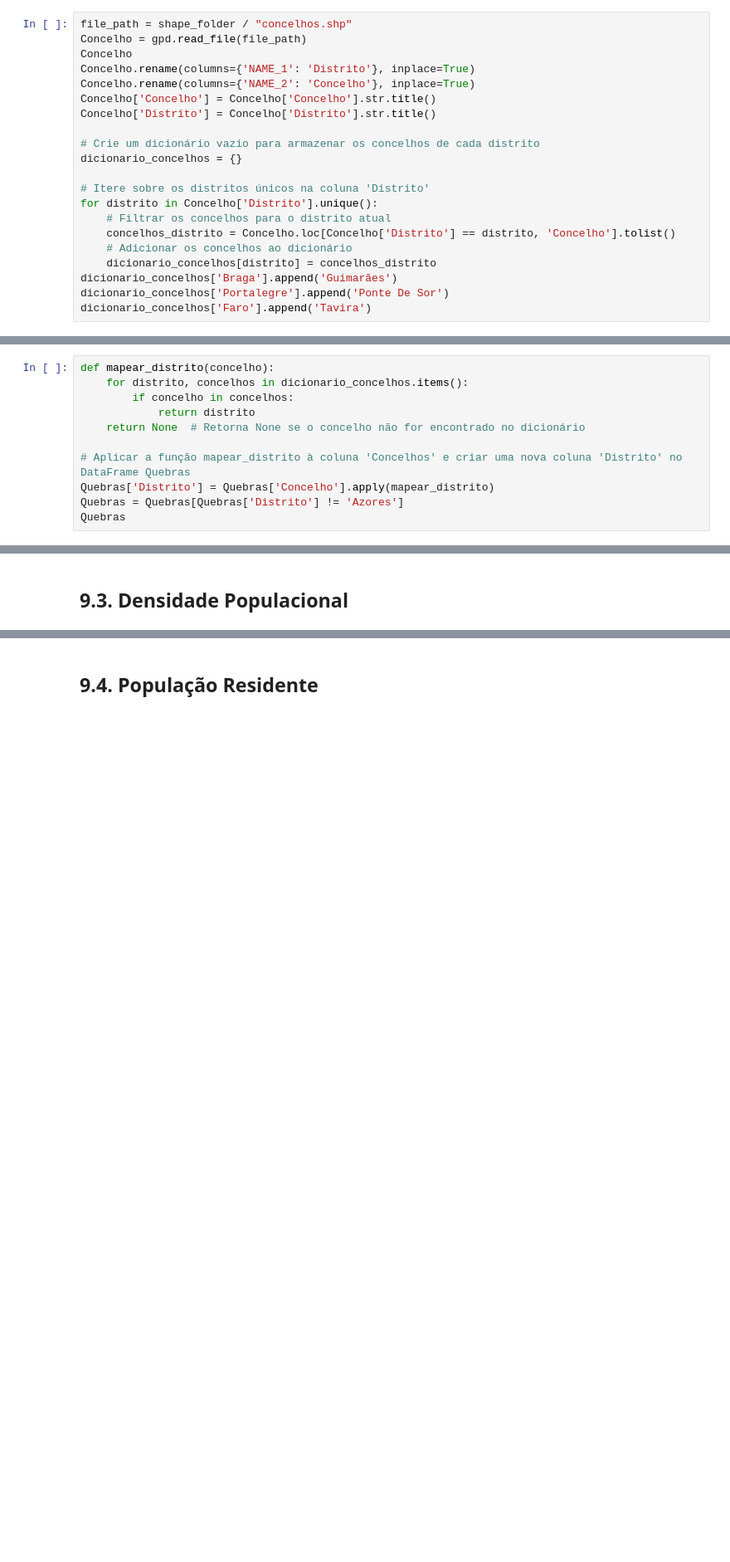
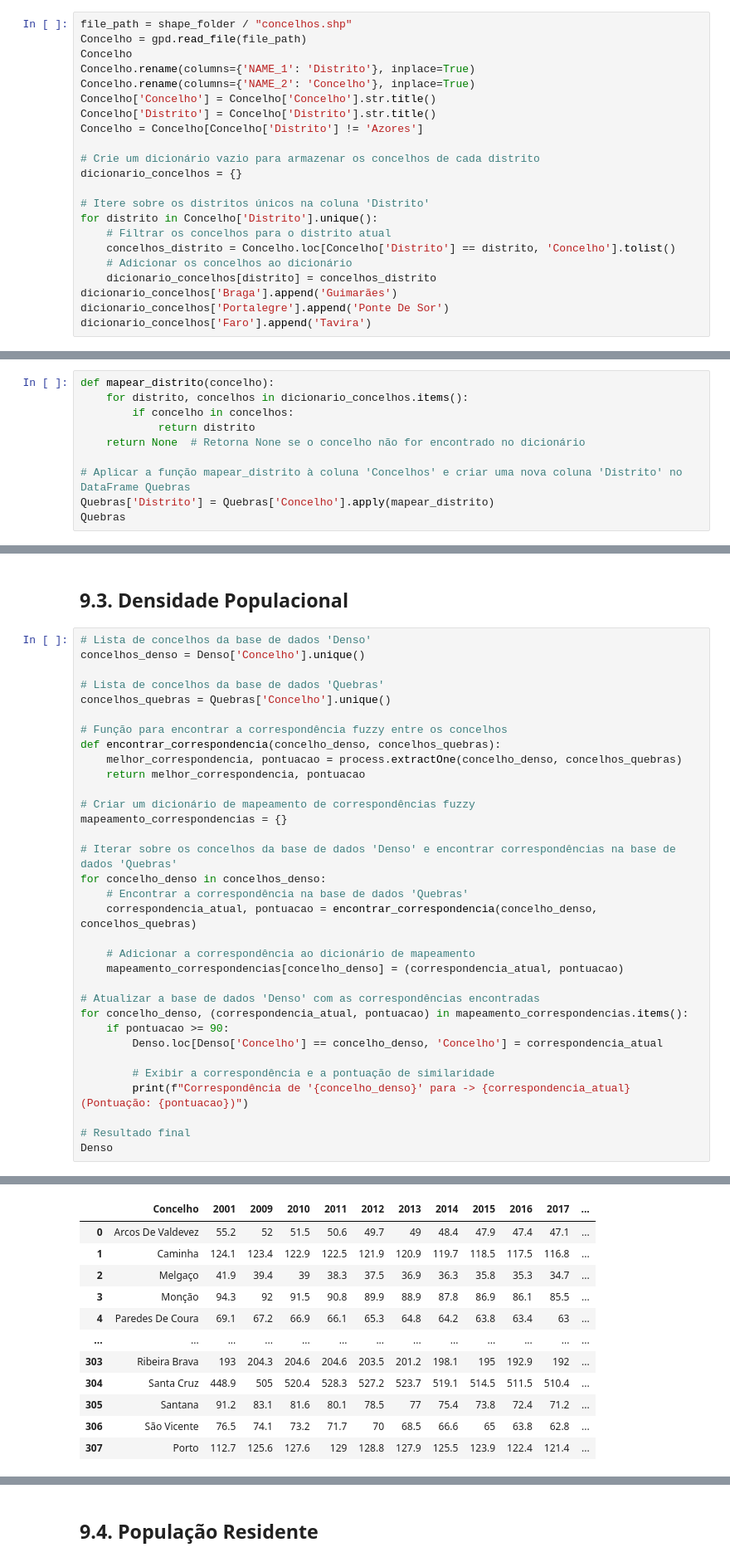
Before and after one commit to Vullkano/pfacd, a Jupyter notebook: rascunhos/freitas/4.JuntarDados.ipynb, the cells around one changed output, grey strips where cells are left out. Shown at 83% size. Drawn from its saved outputs; the diff is of its cells as text; blank space fills up the shorter version.

```diff
--- a/rascunhos/freitas/4.JuntarDados.ipynb
+++ b/rascunhos/freitas/4.JuntarDados.ipynb
@@ -404,6 +403,7 @@ Concelho.rename(columns={'NAME_1': 'Distrito'}, inplace=True)
 Concelho.rename(columns={'NAME_2': 'Concelho'}, inplace=True)
 Concelho['Concelho'] = Concelho['Concelho'].str.title()
 Concelho['Distrito'] = Concelho['Distrito'].str.title()
+Concelho = Concelho[Concelho['Distrito'] != 'Azores']
 
 # Crie um dicionário vazio para armazenar os concelhos de cada distrito
 dicionario_concelhos = {}
@@ -435,7 +435,6 @@ def mapear_distrito(concelho):
 
 # Aplicar a função mapear_distrito à coluna 'Concelhos' e criar uma nova coluna 'Distrito' no DataFrame Quebras
 Quebras['Distrito'] = Quebras['Concelho'].apply(mapear_distrito)
-Quebras = Quebras[Quebras['Distrito'] != 'Azores']
 Quebras
 # %% [output]
 |  | Código do Relatório | Concelho | Data do incidente | Nível de Tensão | Causa do incidente | ... |
@@ -496,3 +495,37 @@ Quebras
 # Quebras
 # %% [markdown]
 ## 9.3. Densidade Populacional
+# %%
+# Lista de concelhos da base de dados 'Denso'
+concelhos_denso = Denso['Concelho'].unique()
+
+# Lista de concelhos da base de dados 'Quebras'
+concelhos_quebras = Quebras['Concelho'].unique()
+
+# Função para encontrar a correspondência fuzzy entre os concelhos
+def encontrar_correspondencia(concelho_denso, concelhos_quebras):
+    melhor_correspondencia, pontuacao = process.extractOne(concelho_denso, concelhos_quebras)
+    return melhor_correspondencia, pontuacao
+
+# Criar um dicionário de mapeamento de correspondências fuzzy
+mapeamento_correspondencias = {}
+
+# Iterar sobre os concelhos da base de dados 'Denso' e encontrar correspondências na base de dados 'Quebras'
+for concelho_denso in concelhos_denso:
+    # Encontrar a correspondência na base de dados 'Quebras'
+    correspondencia_atual, pontuacao = encontrar_correspondencia(concelho_denso, concelhos_quebras)
+
+    # Adicionar a correspondência ao dicionário de mapeamento
+    mapeamento_correspondencias[concelho_denso] = (correspondencia_atual, pontuacao)
+
+# Atualizar a base de dados 'Denso' com as correspondências encontradas
+for concelho_denso, (correspondencia_atual, pontuacao) in mapeamento_correspondencias.items():
+    if pontuacao >= 90:
+        Denso.loc[Denso['Concelho'] == concelho_denso, 'Concelho'] = correspondencia_atual
+
+        # Exibir a correspondência e a pontuação de similaridade
+        print(f"Correspondência de '{concelho_denso}' para -> {correspondencia_atual} (Pontuação: {pontuacao})")
+
+# Resultado final
+Denso
+# %% [output]
@@ -498,0 +549,12 @@ Quebras
+|  | Concelho | 2001 | 2009 | 2010 | 2011 | 2012 | 2013 | 2014 | 2015 | 2016 | 2017 | ... |
+| 0 | Arcos De Valdevez | 55.2 | 52 | 51.5 | 50.6 | 49.7 | 49 | 48.4 | 47.9 | 47.4 | 47.1 | ... |
+| 1 | Caminha | 124.1 | 123.4 | 122.9 | 122.5 | 121.9 | 120.9 | 119.7 | 118.5 | 117.5 | 116.8 | ... |
+| 2 | Melgaço | 41.9 | 39.4 | 39 | 38.3 | 37.5 | 36.9 | 36.3 | 35.8 | 35.3 | 34.7 | ... |
+| 3 | Monção | 94.3 | 92 | 91.5 | 90.8 | 89.9 | 88.9 | 87.8 | 86.9 | 86.1 | 85.5 | ... |
+| 4 | Paredes De Coura | 69.1 | 67.2 | 66.9 | 66.1 | 65.3 | 64.8 | 64.2 | 63.8 | 63.4 | 63 | ... |
+| ... | ... | ... | ... | ... | ... | ... | ... | ... | ... | ... | ... | ... |
+| 303 | Ribeira Brava | 193 | 204.3 | 204.6 | 204.6 | 203.5 | 201.2 | 198.1 | 195 | 192.9 | 192 | ... |
+| 304 | Santa Cruz | 448.9 | 505 | 520.4 | 528.3 | 527.2 | 523.7 | 519.1 | 514.5 | 511.5 | 510.4 | ... |
+| 305 | Santana | 91.2 | 83.1 | 81.6 | 80.1 | 78.5 | 77 | 75.4 | 73.8 | 72.4 | 71.2 | ... |
+| 306 | São Vicente | 76.5 | 74.1 | 73.2 | 71.7 | 70 | 68.5 | 66.6 | 65 | 63.8 | 62.8 | ... |
+| 307 | Porto | 112.7 | 125.6 | 127.6 | 129 | 128.8 | 127.9 | 125.5 | 123.9 | 122.4 | 121.4 | ... |
```
Also changed, not shown: parts of 51 cells of this notebook, 1 other file.
